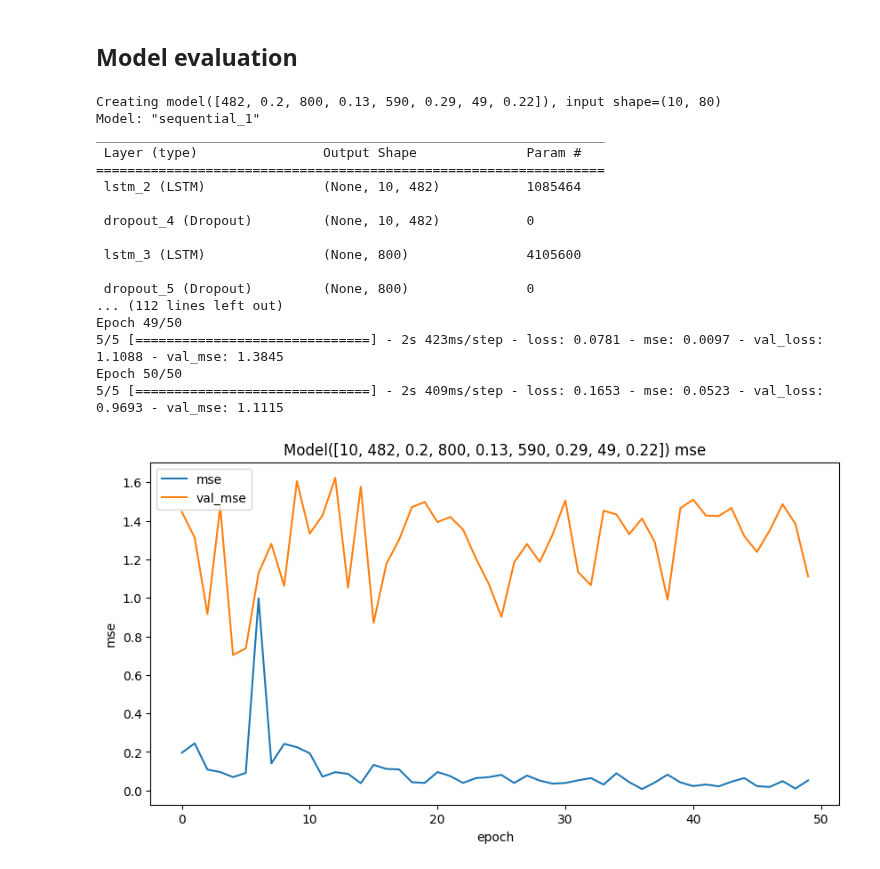
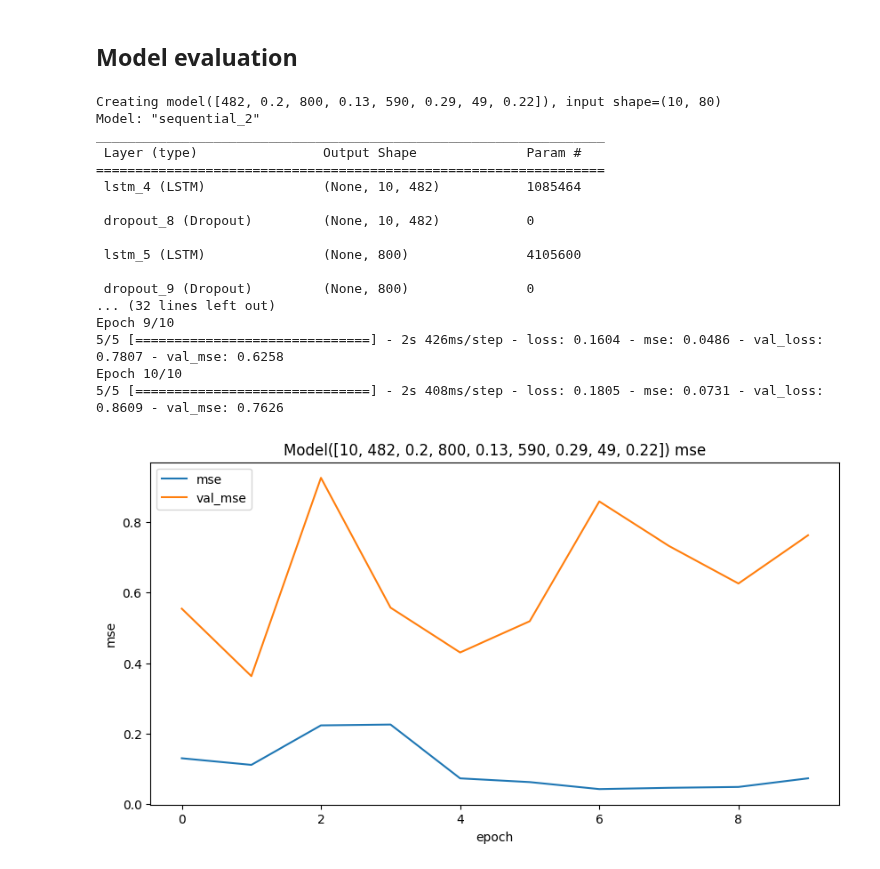
Before and after one commit to DmitryPukhov/pytrade2, a Jupyter notebook: analysis/Predict low high models.ipynb, the cells around one changed output. Cells and saved outputs as stored; diff of their text form; code cells hidden in the pictures.

```diff
--- a/analysis/Predict low high models.ipynb
+++ b/analysis/Predict low high models.ipynb
@@ -51,8 +51,8 @@ def read_last_data(strategy, days=1, n=None):
         y=y.tail(n)
     return data,X,y
 
-#strategy="SimpleKerasStrategy"
-strategy="LSTMStrategy"
+strategy="SimpleKerasStrategy"
+#strategy="LSTMStrategy"
 bidask,X_bot,y_bot = read_last_data(strategy, days=2, n=10000)
 print(f"Raw x len: {len(X_bot)}, raw y len: {len(y_bot)}")
 # %% [output]
@@ -64,7 +64,7 @@ Raw x len: 10000, raw y len: 10000
 ### Resample data to use equal time intervals
 # %%
 import re
-def get_targets(bidask, predict_window="10s"):
+def get_targets(bidask, predict_window):
     """
     Calculate targets - bid/ask bounds in future prediction window
     """
@@ -88,7 +88,7 @@ def resampled(X: pd.DataFrame, y: pd.DataFrame, time_interval) -> (pd.DataFrame,
     resampled = Xy.resample(time_interval).agg(colmap).dropna()
     return resampled[X.columns], resampled[y.columns]
 
-predict_window="60s"
+predict_window="5min"
 resample_interval="10s"
 y_raw = get_targets(bidask, predict_window)
 X,y=X_bot,y_raw
@@ -381,7 +381,7 @@ def plot_history(model_name, history, metric=None):
 
 def fit_model(model, train_gen, test_gen):
     # Fit the model
-    epochs=50
+    epochs=10
     steps_per_epoch=5
     history=model.fit(train_gen, validation_data=test_gen, epochs=epochs, steps_per_epoch=steps_per_epoch)
     return history
@@ -391,44 +391,44 @@ def evaluate_models(*specs):
     results={}
     for unit_spec in specs:
         #print(unit_spec)
         window_size=unit_spec[0]
         model = create_model(X_train, y_train, window_size, unit_spec[1:])
 
         train_gen = TimeseriesGenerator(X_train, y_train, length=window_size)
         test_gen = TimeseriesGenerator(X_test, y_test, length=window_size)
         history = fit_model(model, train_gen, test_gen)
 
         model_name = f"Model({unit_spec})"
         results[model_name] = history
     return results
 
 def plot_res(results):
     for model_name in results:
         plot_history(model_name, results[model_name], "mse")
 
 
 # Good: 80, 512, 20
 base_model_res = evaluate_models([10,482,0.2,800, 0.13, 590, 0.29, 49, 0.22])
 plot_res(base_model_res)
 # %% [output]
 Creating model([482, 0.2, 800, 0.13, 590, 0.29, 49, 0.22]), input shape=(10, 80)
-Model: "sequential_1"
+Model: "sequential_2"
 _________________________________________________________________
  Layer (type)                Output Shape              Param #
 =================================================================
- lstm_2 (LSTM)               (None, 10, 482)           1085464
+ lstm_4 (LSTM)               (None, 10, 482)           1085464
 
- dropout_4 (Dropout)         (None, 10, 482)           0
+ dropout_8 (Dropout)         (None, 10, 482)           0
 
- lstm_3 (LSTM)               (None, 800)               4105600
+ lstm_5 (LSTM)               (None, 800)               4105600
 
- dropout_5 (Dropout)         (None, 800)               0
-... (112 lines left out)
-Epoch 49/50
-5/5 [==============================] - 2s 423ms/step - loss: 0.0781 - mse: 0.0097 - val_loss: 1.1088 - val_mse: 1.3845
-Epoch 50/50
-5/5 [==============================] - 2s 409ms/step - loss: 0.1653 - mse: 0.0523 - val_loss: 0.9693 - val_mse: 1.1115
+ dropout_9 (Dropout)         (None, 800)               0
+... (32 lines left out)
+Epoch 9/10
+5/5 [==============================] - 2s 426ms/step - loss: 0.1604 - mse: 0.0486 - val_loss: 0.7807 - val_mse: 0.6258
+Epoch 10/10
+5/5 [==============================] - 2s 408ms/step - loss: 0.1805 - mse: 0.0731 - val_loss: 0.8609 - val_mse: 0.7626
-[figure, old version]
+[figure, new version]
 # %%
 # Good models:
 #new_res = evaluate_models([10,320,0.2,160, 0.2, 40, 0.2, 16, 0.1])
```
Also changed, not shown: parts of 4 cells of this notebook, 1 other file.
